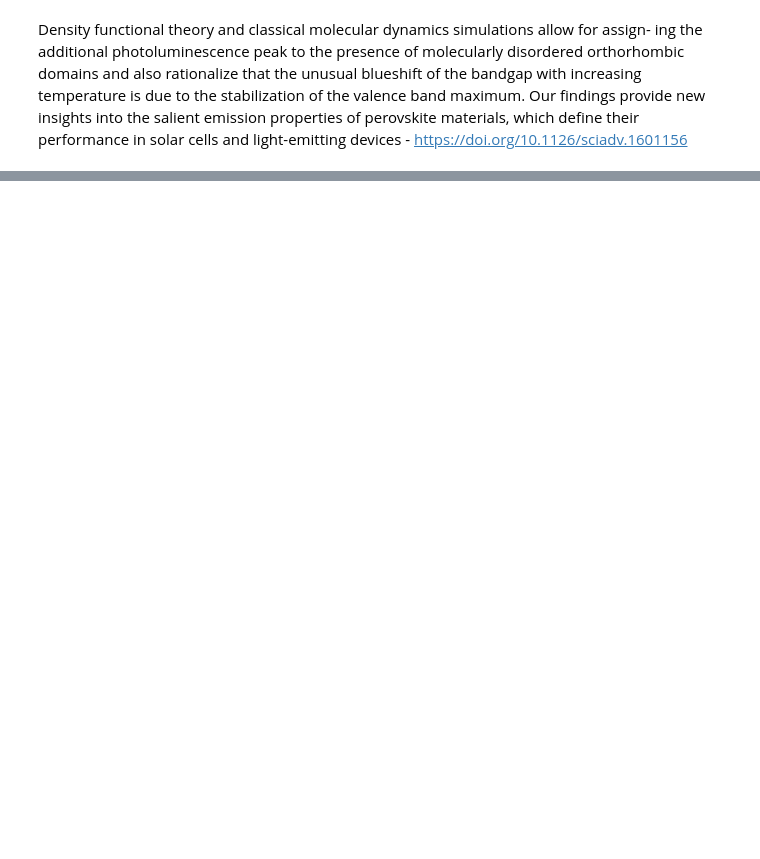
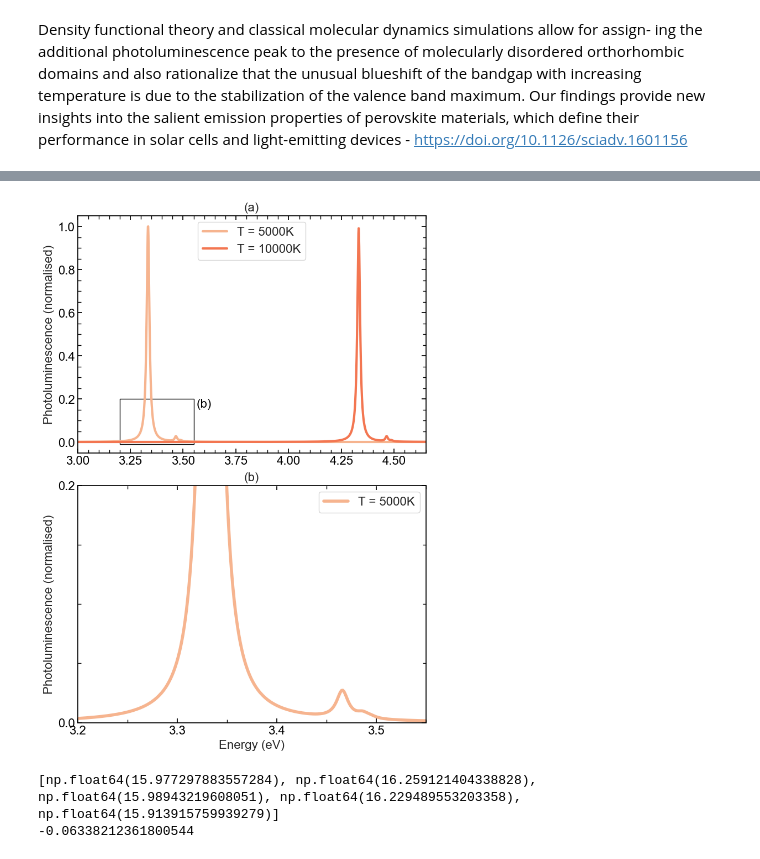
Before and after one commit to pmbraga/perovskite_excitons_mphil, a Jupyter notebook: photolumi/photoluminescence.ipynb, the cells around one changed output, grey strips where cells are left out. Cells and saved outputs as stored; diff of their text form; code cells hidden in the pictures; blank space fills up the shorter version.

```diff
--- a/photolumi/photoluminescence.ipynb
+++ b/photolumi/photoluminescence.ipynb
@@ -215,0 +205,61 @@ DataAnalysis([10, 50, 100, 200, 300])
+# %%
+def DavydofSplitting():
+
+    PL5000 = Photoluminescence(np.linspace(-2, 10, 10000), 5000, eigenvalues, eigenvectors)
+    PL10000 = Photoluminescence(np.linspace(-2, 10, 10000), 10000, eigenvalues, eigenvectors)
+
+    maximum = np.max([np.max(PL5000), np.max(PL10000)])
+
+    fig, ax = plt.subplots(2, 1, figsize=(7, 10), layout='constrained')
+
+    highlight = patches.Rectangle((3.2, -0.01), 0.35, 0.21, linewidth=1, edgecolor='black', facecolor='none')
+
+    ax[0].set_title('(a)', fontsize=16)
+    ax[0].plot(np.linspace(-2, 10, 10000), PL5000/maximum, label='T = 5000K', lw=3)
+    ax[0].plot(np.linspace(-2, 10, 10000), PL10000/maximum, label='T = 10000K', lw=3)
+    ax[0].set_xlim(3, 4.65)
+    ax[0].tick_params(labelsize=16)
+    ax[0].set_ylabel('Photoluminescence (normalised)', fontsize=16)
+    ax[0].add_patch(highlight)
+    ax[0].text(3.6, 0.16, '(b)', color='black', fontsize=16, ha='center')
+    ax[0].legend(fontsize=16)
+
+    ax[0].xaxis.set_major_locator(ticker.MultipleLocator(0.25))
+    ax[0].xaxis.set_minor_locator(ticker.MultipleLocator(0.05))
+    ax[0].yaxis.set_major_locator(ticker.MultipleLocator(0.2))
+    ax[0].yaxis.set_minor_locator(ticker.MultipleLocator(0.05))
+
+    ax[1].set_title('(b)', fontsize=16)
+    ax[1].plot(np.linspace(-2, 10, 10000), PL5000/maximum, label='T = 5000K', lw=4)
+    ax[1].set_xlim(3.2, 3.55)
+    ax[1].set_ylim(0, 0.2)
+    ax[1].set_xlabel('Energy (eV)', fontsize=16)
+    ax[1].tick_params(labelsize=16)
+    ax[1].set_ylabel('Photoluminescence (normalised)', fontsize=16)
+    ax[1].legend(fontsize=16)
+
+    ax[1].xaxis.set_major_locator(ticker.MultipleLocator(0.1))
+    ax[1].xaxis.set_minor_locator(ticker.MultipleLocator(0.05))
+    ax[1].yaxis.set_major_locator(ticker.MultipleLocator(0.2))
+    ax[1].yaxis.set_minor_locator(ticker.MultipleLocator(0.05))
+
+    #plt.show()
+    plt.savefig('highTemperature.pdf', dpi=600)
+# %%
+DavydofSplitting()
+# %% [output]
+[figure, added]
+# %%
+FWS = []
+
+for column in df.columns[1:]:
+
+    fw = fwhm(df['Energy'], df[column])
+    FWS.append(fw*1000)
+
+print(FWS)
+DeltaFW = FWS[-1] - FWS[0]
+print(DeltaFW)
+# %% [output]
+[np.float64(15.977297883557284), np.float64(16.259121404338828), np.float64(15.98943219608051), np.float64(16.229489553203358), np.float64(15.913915759939279)]
+-0.06338212361800544
```
Also changed, not shown: parts of 10 cells of this notebook.
